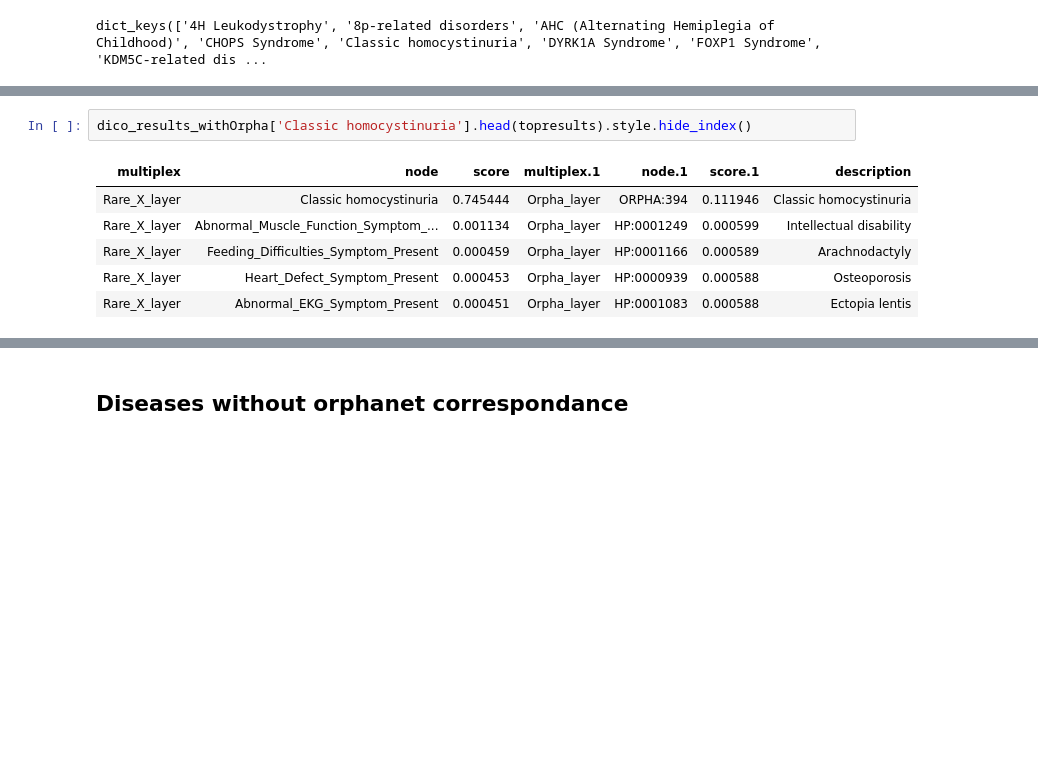
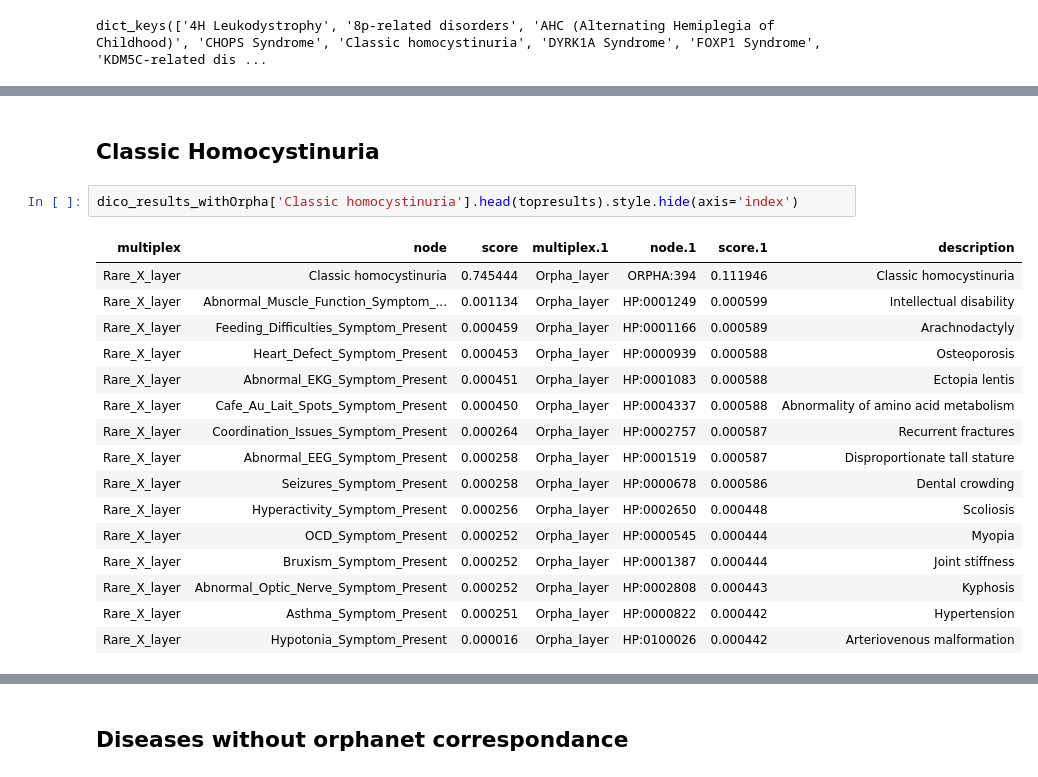
Before and after one commit to BAUDOTlab/Dream_Rare-X, a Jupyter notebook: jupyter-notebooks/step6_analyze_mxr_results.ipynb, the cells around one changed output, grey strips where cells are left out. Cells and saved outputs as stored; diff of their text form; blank space fills up the shorter version.

```diff
--- a/jupyter-notebooks/step6_analyze_mxr_results.ipynb
+++ b/jupyter-notebooks/step6_analyze_mxr_results.ipynb
@@ -161,9 +208,21 @@ dico_results_withOrpha['CHOPS Syndrome'].head(topresults).style.hide_index()
+# %% [markdown]
+## Classic Homocystinuria
 # %%
-dico_results_withOrpha['Classic homocystinuria'].head(topresults).style.hide_index()
+dico_results_withOrpha['Classic homocystinuria'].head(topresults).style.hide(axis='index')
 # %% [output]
 | multiplex | node | score | multiplex.1 | node.1 | score.1 | description |
 | Rare_X_layer | Classic homocystinuria | 0.745444 | Orpha_layer | ORPHA:394 | 0.111946 | Classic homocystinuria |
 | Rare_X_layer | Abnormal_Muscle_Function_Symptom_... | 0.001134 | Orpha_layer | HP:0001249 | 0.000599 | Intellectual disability |
 | Rare_X_layer | Feeding_Difficulties_Symptom_Present | 0.000459 | Orpha_layer | HP:0001166 | 0.000589 | Arachnodactyly |
 | Rare_X_layer | Heart_Defect_Symptom_Present | 0.000453 | Orpha_layer | HP:0000939 | 0.000588 | Osteoporosis |
 | Rare_X_layer | Abnormal_EKG_Symptom_Present | 0.000451 | Orpha_layer | HP:0001083 | 0.000588 | Ectopia lentis |
+| Rare_X_layer | Cafe_Au_Lait_Spots_Symptom_Present | 0.000450 | Orpha_layer | HP:0004337 | 0.000588 | Abnormality of amino acid metabolism |
+| Rare_X_layer | Coordination_Issues_Symptom_Present | 0.000264 | Orpha_layer | HP:0002757 | 0.000587 | Recurrent fractures |
+| Rare_X_layer | Abnormal_EEG_Symptom_Present | 0.000258 | Orpha_layer | HP:0001519 | 0.000587 | Disproportionate tall stature |
+| Rare_X_layer | Seizures_Symptom_Present | 0.000258 | Orpha_layer | HP:0000678 | 0.000586 | Dental crowding |
+| Rare_X_layer | Hyperactivity_Symptom_Present | 0.000256 | Orpha_layer | HP:0002650 | 0.000448 | Scoliosis |
+| Rare_X_layer | OCD_Symptom_Present | 0.000252 | Orpha_layer | HP:0000545 | 0.000444 | Myopia |
+| Rare_X_layer | Bruxism_Symptom_Present | 0.000252 | Orpha_layer | HP:0001387 | 0.000444 | Joint stiffness |
+| Rare_X_layer | Abnormal_Optic_Nerve_Symptom_Present | 0.000252 | Orpha_layer | HP:0002808 | 0.000443 | Kyphosis |
+| Rare_X_layer | Asthma_Symptom_Present | 0.000251 | Orpha_layer | HP:0000822 | 0.000442 | Hypertension |
+| Rare_X_layer | Hypotonia_Symptom_Present | 0.000016 | Orpha_layer | HP:0100026 | 0.000442 | Arteriovenous malformation |
```
Also changed, not shown: parts of 60 cells of this notebook.
